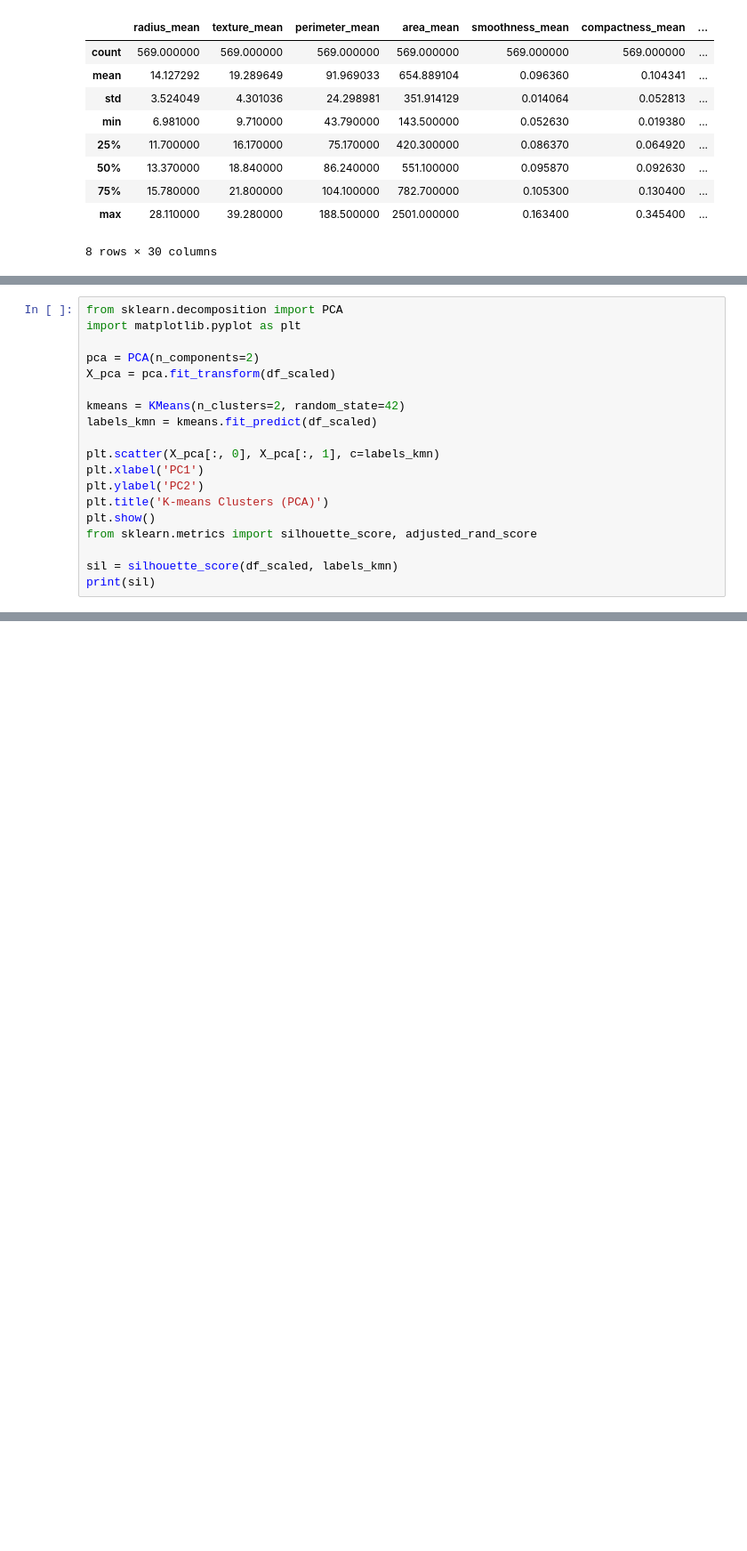
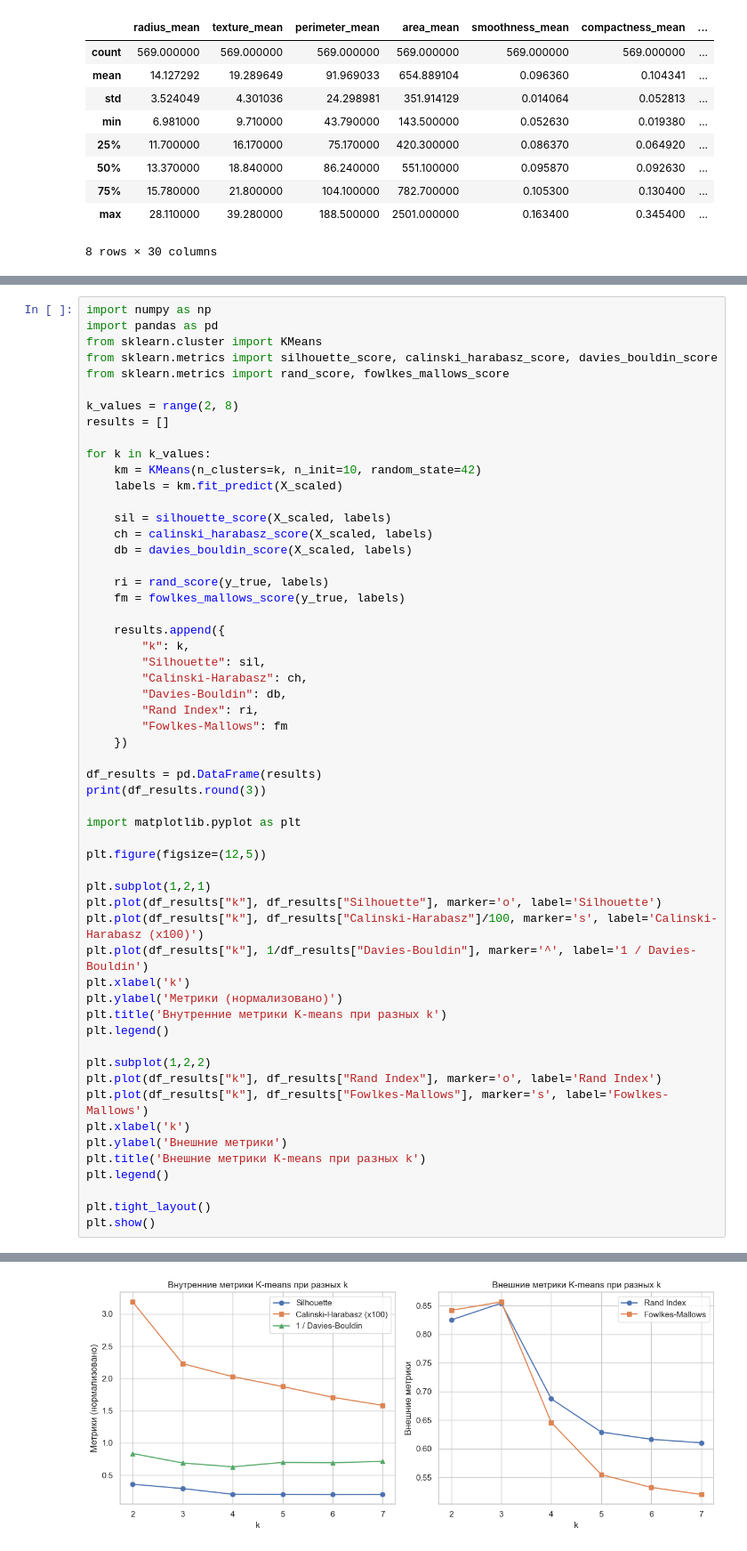
Before and after one commit to alino4ka554/L4_AISystems, a Jupyter notebook: clustering.ipynb, the cells around one changed output, grey strips where cells are left out. Shown at 89% size. Cells and saved outputs as stored; diff of their text form; blank space fills up the shorter version.

```diff
--- a/clustering.ipynb
+++ b/clustering.ipynb
@@ -217,22 +285,3 @@ plt.show()
 # %% [output]
 [figure]
 [figure]
-# %%
-from sklearn.decomposition import PCA
-import matplotlib.pyplot as plt
-
-pca = PCA(n_components=2)
-X_pca = pca.fit_transform(df_scaled)
-
-kmeans = KMeans(n_clusters=2, random_state=42)
-labels_kmn = kmeans.fit_predict(df_scaled)
-
-plt.scatter(X_pca[:, 0], X_pca[:, 1], c=labels_kmn)
-plt.xlabel('PC1')
-plt.ylabel('PC2')
-plt.title('K-means Clusters (PCA)')
-plt.show()
-from sklearn.metrics import silhouette_score, adjusted_rand_score
-
-sil = silhouette_score(df_scaled, labels_kmn)
-print(sil)
@@ -431,0 +457,57 @@ print(sil)
+# %%
+import numpy as np
+import pandas as pd
+from sklearn.cluster import KMeans
+from sklearn.metrics import silhouette_score, calinski_harabasz_score, davies_bouldin_score
+from sklearn.metrics import rand_score, fowlkes_mallows_score
+
+k_values = range(2, 8)
+results = []
+
+for k in k_values:
+    km = KMeans(n_clusters=k, n_init=10, random_state=42)
+    labels = km.fit_predict(X_scaled)
+
+    sil = silhouette_score(X_scaled, labels)
+    ch = calinski_harabasz_score(X_scaled, labels)
+    db = davies_bouldin_score(X_scaled, labels)
+
+    ri = rand_score(y_true, labels)
+    fm = fowlkes_mallows_score(y_true, labels)
+
+    results.append({
+        "k": k,
+        "Silhouette": sil,
+        "Calinski-Harabasz": ch,
+        "Davies-Bouldin": db,
+        "Rand Index": ri,
+        "Fowlkes-Mallows": fm
+    })
+
+df_results = pd.DataFrame(results)
+print(df_results.round(3))
+
+import matplotlib.pyplot as plt
+
+plt.figure(figsize=(12,5))
+
+plt.subplot(1,2,1)
+plt.plot(df_results["k"], df_results["Silhouette"], marker='o', label='Silhouette')
+plt.plot(df_results["k"], df_results["Calinski-Harabasz"]/100, marker='s', label='Calinski-Harabasz (x100)')
+plt.plot(df_results["k"], 1/df_results["Davies-Bouldin"], marker='^', label='1 / Davies-Bouldin')
+plt.xlabel('k')
+plt.ylabel('Метрики (нормализовано)')
+plt.title('Внутренние метрики K-means при разных k')
+plt.legend()
+
+plt.subplot(1,2,2)
+plt.plot(df_results["k"], df_results["Rand Index"], marker='o', label='Rand Index')
+plt.plot(df_results["k"], df_results["Fowlkes-Mallows"], marker='s', label='Fowlkes-Mallows')
+plt.xlabel('k')
+plt.ylabel('Внешние метрики')
+plt.title('Внешние метрики K-means при разных k')
+plt.legend()
+
+plt.tight_layout()
+plt.show()
+# %% [output]
@@ -431,0 +529 @@ print(sil)
+[figure, added]
```
Also changed, not shown: parts of 37 cells of this notebook, 1 other file.
